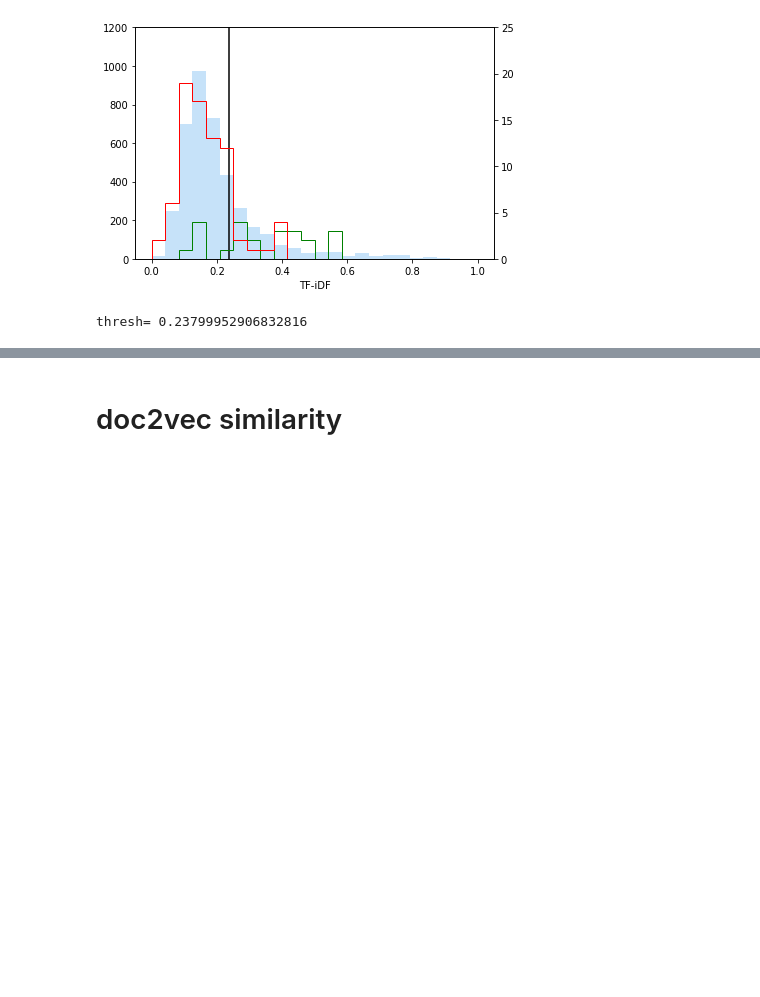
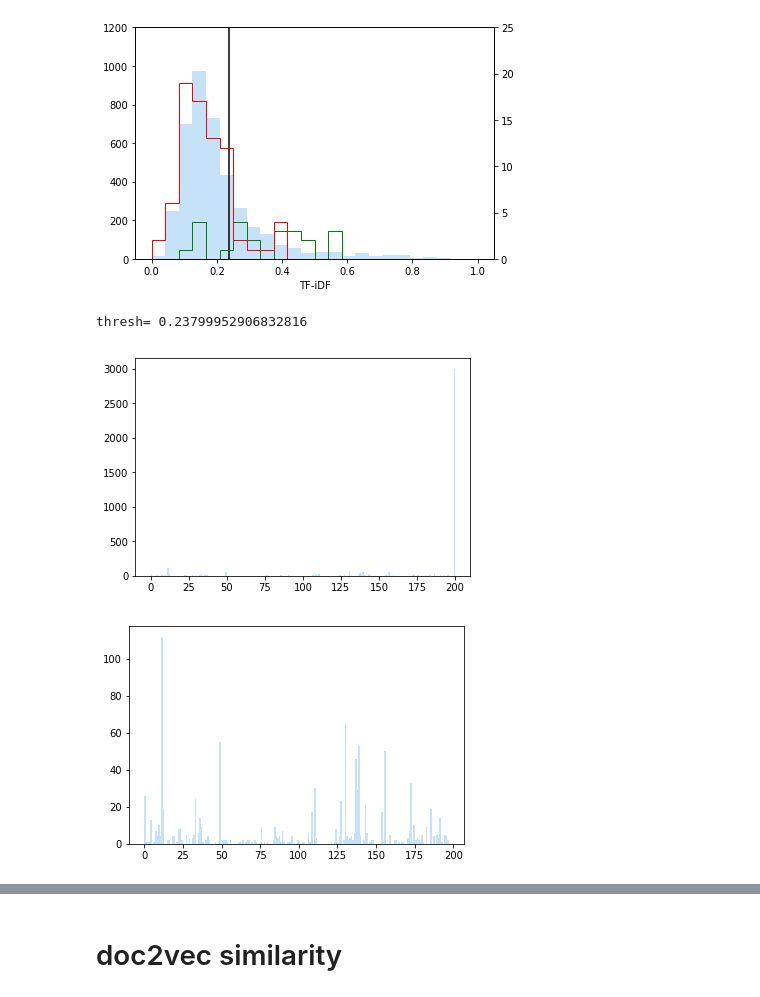
Before and after one commit to mmr12/Data-Science-lab-2018, a Jupyter notebook: PreperationWork/Poster_figs/Similarities_figs.ipynb, the cells around one changed output, grey strips where cells are left out. Cells and saved outputs as stored; diff of their text form; code cells hidden in the pictures; blank space fills up the shorter version.

```diff
--- a/PreperationWork/Poster_figs/Similarities_figs.ipynb
+++ b/PreperationWork/Poster_figs/Similarities_figs.ipynb
@@ -109,3 +112,15 @@ print("thresh=",thresh)
 # %% [output]
 [figure]
 thresh= 0.23799952906832816
+# %%
+FAQ_per_ticket = np.argmax(sim_matrix_ans, axis=0)
+FAQ_per_ticket[strength_FAQ_ticket_max_ans<thresh]=200
+
+plt.hist(FAQ_per_ticket, bins=200,alpha=1, color="#C6E2F9")
+plt.show()
+plt.hist(FAQ_per_ticket[FAQ_per_ticket<200], bins=199,alpha=1, color="#C6E2F9")
+
+plt.show()
+# %% [output]
+[figure, added]
+[figure, added]
```
Also changed, not shown: parts of 2 cells of this notebook, 5 other files.
